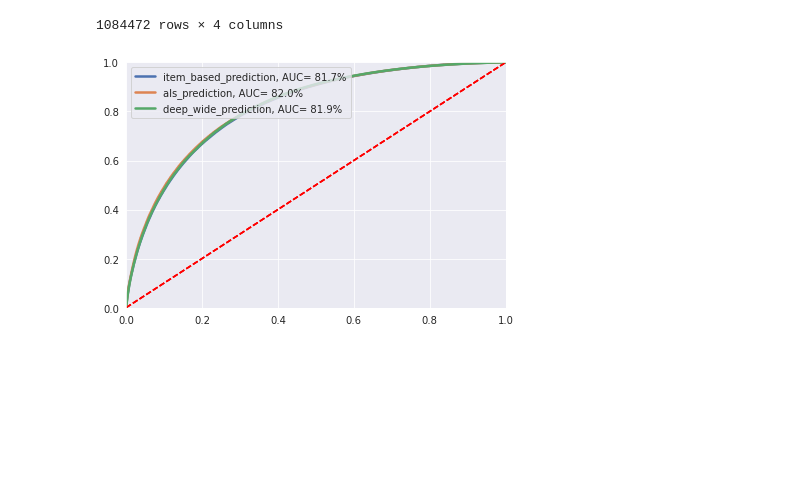
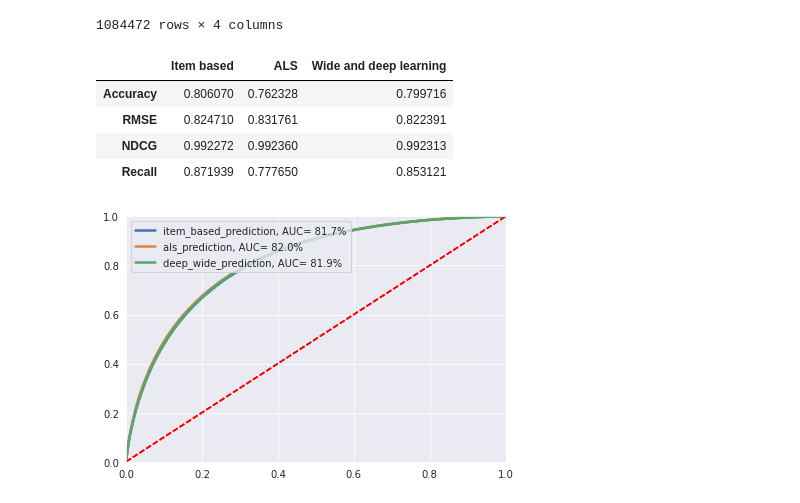
Before and after one commit to syeehyn/personalization-system, a Jupyter notebook: notebook/final_report.ipynb, the cells around one changed output. Drawn from its saved outputs; the diff is of its cells as text; code cells hidden in the pictures; blank space fills up the shorter version.

```diff
--- a/notebook/final_report.ipynb
+++ b/notebook/final_report.ipynb
@@ -1037,3 +1037,43 @@ all_preds_test
+# %%
+# Compute accuracy of each model
+acc_item = acc_numpy(all_preds_test["rating"], all_preds_test["item_based_prediction"])
+acc_als = acc_numpy(all_preds_test["rating"], all_preds_test["als_prediction"])
+acc_deep = acc_numpy(all_preds_test["rating"], all_preds_test["deep_wide_prediction"])
+accs = pd.DataFrame({"Item based": [acc_item], "ALS": [acc_als],
+                      "Wide and deep learning": [acc_deep]}, index=["Accuracy"])
+
+# Compute RMSE of each model
+rmse_item = rmse_numpy(all_preds_test["rating"], all_preds_test["item_based_prediction"])
+rmse_als = rmse_numpy(all_preds_test["rating"], all_preds_test["als_prediction"])
+rmse_deep = rmse_numpy(all_preds_test["rating"], all_preds_test["deep_wide_prediction"])
+rmses = pd.DataFrame({"Item based": [rmse_item], "ALS": [rmse_als],
+                      "Wide and deep learning": [rmse_deep]}, index=["RMSE"])
+
+# Compute NDCG score of each model
+true_rating = all_preds_test["rating"].to_numpy().reshape(1,-1)
+item_based_prediction = all_preds_test["item_based_prediction"].to_numpy().reshape(1,-1)
+als_prediction = all_preds_test["als_prediction"].to_numpy().reshape(1,-1)
+deep_wide_prediction = all_preds_test["deep_wide_prediction"].to_numpy().reshape(1,-1)
+ndcg_item = ndcg_score(true_rating, item_based_prediction)
+ndcg_als = ndcg_score(true_rating, als_prediction)
+ndcg_deep = ndcg_score(true_rating, deep_wide_prediction)
+ndcgs = pd.DataFrame({"Item based": [ndcg_item], "ALS": [ndcg_als],
+                      "Wide and deep learning": [ndcg_deep]}, index=["NDCG"])
+
+# Compute recall of each model
+recall_item = recall_numpy(all_preds_test["rating"], all_preds_test["item_based_prediction"])
+recall_als = recall_numpy(all_preds_test["rating"], all_preds_test["als_prediction"])
+recall_deep = recall_numpy(all_preds_test["rating"], all_preds_test["deep_wide_prediction"])
+recalls = pd.DataFrame({"Item based": [recall_item], "ALS": [recall_als],
+                      "Wide and deep learning": [recall_deep]}, index=["Recall"])
+
+pd.concat([accs, rmses, ndcgs, recalls])
+# %% [output]
+|  | Item based | ALS | Wide and deep learning |
+| Accuracy | 0.806070 | 0.762328 | 0.799716 |
+| RMSE | 0.824710 | 0.831761 | 0.822391 |
+| NDCG | 0.992272 | 0.992360 | 0.992313 |
+| Recall | 0.871939 | 0.777650 | 0.853121 |
 # %%
 plot_ROC_numpy(all_preds_test.rating.values, list(all_preds_test[['item_based_prediction', 'als_prediction', 'deep_wide_prediction']].values.T),\
                ['item_based_prediction', 'als_prediction', 'deep_wide_prediction'])
```
Also changed, not shown: parts of 23 cells of this notebook.
